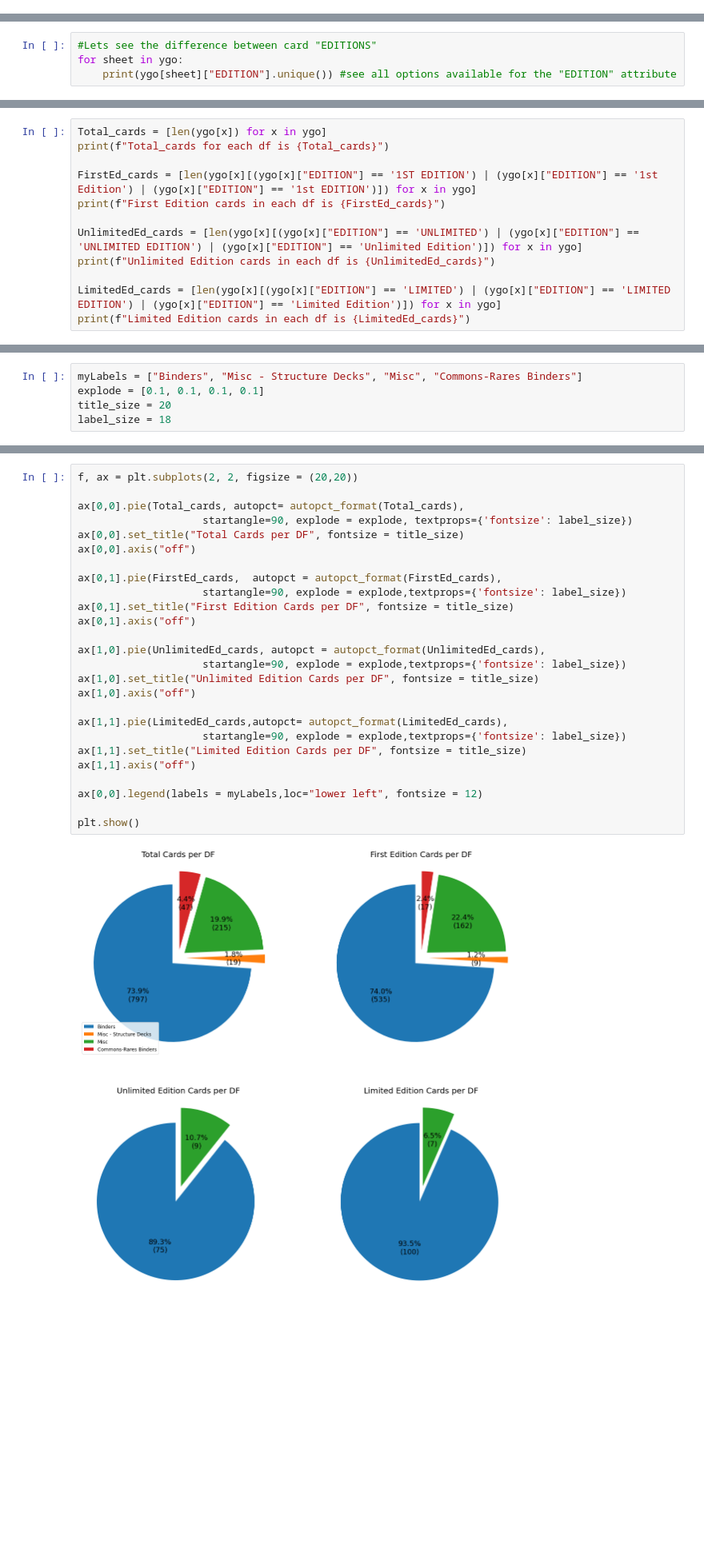
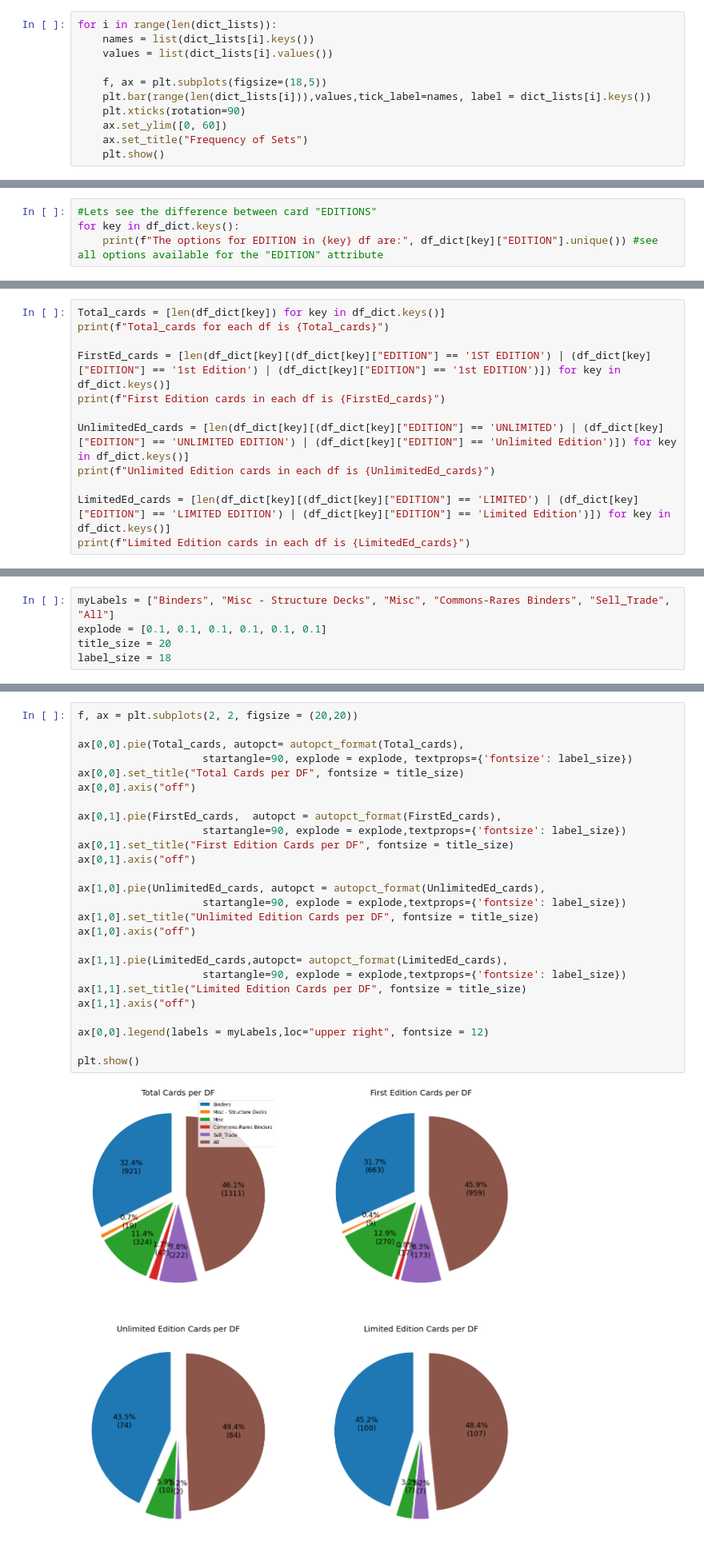
Before and after one commit to lefteris1999/myYugiohCollection, a Jupyter notebook: EDA-YuGiOh!.ipynb, the cells around one changed output, grey strips where cells are left out. Shown at 80% size. Cells and saved outputs as stored; diff of their text form; blank space fills up the shorter version.

Commit message:
improved readability, collected all working dfs into a dict for easier access

```diff
--- a/EDA-YuGiOh!.ipynb
+++ b/EDA-YuGiOh!.ipynb
@@ -327,0 +251,11 @@ for i in range(len(dict_lists)):
+# %%
+for i in range(len(dict_lists)):
+    names = list(dict_lists[i].keys())
+    values = list(dict_lists[i].values())
+
+    f, ax = plt.subplots(figsize=(18,5))
+    plt.bar(range(len(dict_lists[i])),values,tick_label=names, label = dict_lists[i].keys())
+    plt.xticks(rotation=90)
+    ax.set_ylim([0, 60])
+    ax.set_title("Frequency of Sets")
+    plt.show()
@@ -328,5 +269,5 @@ for i in range(len(dict_lists)):
 # %%
 #Lets see the difference between card "EDITIONS"
-for sheet in ygo:
-    print(ygo[sheet]["EDITION"].unique()) #see all options available for the "EDITION" attribute
+for key in df_dict.keys():
+    print(f"The options for EDITION in {key} df are:", df_dict[key]["EDITION"].unique()) #see all options available for the "EDITION" attribute
 # %% [output]
@@ -338,13 +282,13 @@ for sheet in ygo:
 # %%
-Total_cards = [len(ygo[x]) for x in ygo]
+Total_cards = [len(df_dict[key]) for key in df_dict.keys()]
 print(f"Total_cards for each df is {Total_cards}")
 
-FirstEd_cards = [len(ygo[x][(ygo[x]["EDITION"] == '1ST EDITION') | (ygo[x]["EDITION"] == '1st Edition') | (ygo[x]["EDITION"] == '1st EDITION')]) for x in ygo]
+FirstEd_cards = [len(df_dict[key][(df_dict[key]["EDITION"] == '1ST EDITION') | (df_dict[key]["EDITION"] == '1st Edition') | (df_dict[key]["EDITION"] == '1st EDITION')]) for key in df_dict.keys()]
 print(f"First Edition cards in each df is {FirstEd_cards}")
 
-UnlimitedEd_cards = [len(ygo[x][(ygo[x]["EDITION"] == 'UNLIMITED') | (ygo[x]["EDITION"] == 'UNLIMITED EDITION') | (ygo[x]["EDITION"] == 'Unlimited Edition')]) for x in ygo]
+UnlimitedEd_cards = [len(df_dict[key][(df_dict[key]["EDITION"] == 'UNLIMITED') | (df_dict[key]["EDITION"] == 'UNLIMITED EDITION') | (df_dict[key]["EDITION"] == 'Unlimited Edition')]) for key in df_dict.keys()]
 print(f"Unlimited Edition cards in each df is {UnlimitedEd_cards}")
 
-LimitedEd_cards = [len(ygo[x][(ygo[x]["EDITION"] == 'LIMITED') | (ygo[x]["EDITION"] == 'LIMITED EDITION') | (ygo[x]["EDITION"] == 'Limited Edition')]) for x in ygo]
+LimitedEd_cards = [len(df_dict[key][(df_dict[key]["EDITION"] == 'LIMITED') | (df_dict[key]["EDITION"] == 'LIMITED EDITION') | (df_dict[key]["EDITION"] == 'Limited Edition')]) for key in df_dict.keys()]
 print(f"Limited Edition cards in each df is {LimitedEd_cards}")
 # %% [output]
@@ -355,5 +299,5 @@ Limited Edition cards in each df is [100, 0, 7, 0]
 # %%
-myLabels = ["Binders", "Misc - Structure Decks", "Misc", "Commons-Rares Binders"]
-explode = [0.1, 0.1, 0.1, 0.1]
+myLabels = ["Binders", "Misc - Structure Decks", "Misc", "Commons-Rares Binders", "Sell_Trade", "All"]
+explode = [0.1, 0.1, 0.1, 0.1, 0.1, 0.1]
 title_size = 20
 label_size = 18
@@ -375,28 +319,28 @@ def autopct_format(values):
 # %%
 f, ax = plt.subplots(2, 2, figsize = (20,20))
 
 ax[0,0].pie(Total_cards, autopct= autopct_format(Total_cards),
                     startangle=90, explode = explode, textprops={'fontsize': label_size})
 ax[0,0].set_title("Total Cards per DF", fontsize = title_size)
 ax[0,0].axis("off")
 
 ax[0,1].pie(FirstEd_cards,  autopct = autopct_format(FirstEd_cards),
                     startangle=90, explode = explode,textprops={'fontsize': label_size})
 ax[0,1].set_title("First Edition Cards per DF", fontsize = title_size)
 ax[0,1].axis("off")
 
 ax[1,0].pie(UnlimitedEd_cards, autopct = autopct_format(UnlimitedEd_cards),
                     startangle=90, explode = explode,textprops={'fontsize': label_size})
 ax[1,0].set_title("Unlimited Edition Cards per DF", fontsize = title_size)
 ax[1,0].axis("off")
 
 ax[1,1].pie(LimitedEd_cards,autopct= autopct_format(LimitedEd_cards),
                     startangle=90, explode = explode,textprops={'fontsize': label_size})
 ax[1,1].set_title("Limited Edition Cards per DF", fontsize = title_size)
 ax[1,1].axis("off")
 
-ax[0,0].legend(labels = myLabels,loc="lower left", fontsize = 12)
+ax[0,0].legend(labels = myLabels,loc="upper right", fontsize = 12)
 
 plt.show()
 # %% [output]
-[figure, old version]
+[figure, new version]
```
Also changed, not shown: parts of 33 cells of this notebook, 2 other files.
